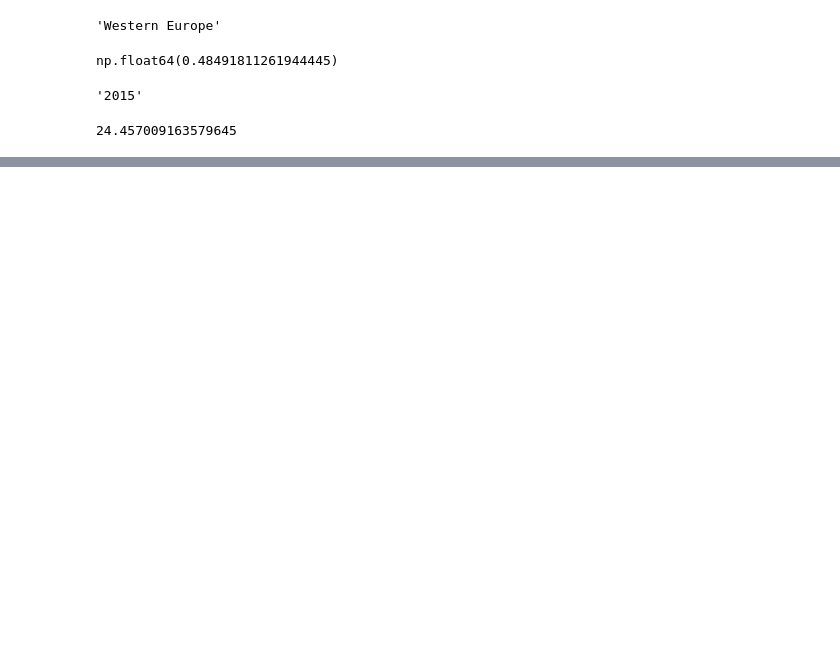
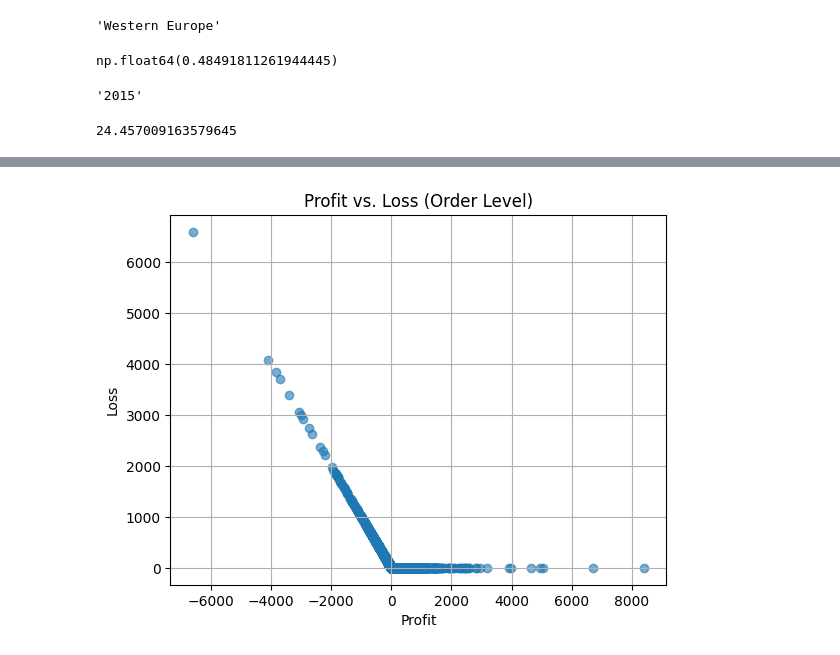
Before and after one commit to subhiksha-kodi/EDA-PROJECT---GLOBAL-SUPERSTORE-SALES-ANALYSIS, a Jupyter notebook: code.ipynb, the cells around one changed output, grey strips where cells are left out. Drawn from its saved outputs; the diff is of its cells as text; code cells hidden in the pictures; blank space fills up the shorter version.

```diff
--- a/code.ipynb
+++ b/code.ipynb
@@ -290,5 +330,5 @@ df
 # %%
-df['is_high_discount']=df['Discount'].apply(lambda x:x>0.3 if 1 else 0).astype(int)
+df['is_high_discount']=df['Discount'].apply(lambda x: 1 if x>0.3 else 0).astype(int)
 df
 # %% [output]
 |  | Row ID | Order ID | Order Date | Ship Date | Ship Mode | Customer ID | Customer Name | Segment | Postal Code | ... |
@@ -307,5 +347,5 @@ df
 # %%
-df['is_profitable']=df['Profit'].apply(lambda x: x>0 if 1 else 0).astype(int)
+df['is_profitable']=df['Profit'].apply(lambda x: 1 if x>0 else 0).astype(int)
 df
 # %% [output]
 |  | Row ID | Order ID | Order Date | Ship Date | Ship Mode | Customer ID | Customer Name | Segment | Postal Code | ... |
@@ -469,0 +534,4 @@ percentage
+# %%
+df['revenue_after_discount']=df['Sales']-(df['Sales']*df['Discount'])
+df['profit_margin_after_discount']=(df['Profit']/df['revenue_after_discount']*100).round(2)
+df
@@ -469,0 +552,4 @@ percentage
+# %%
+df['loss']=df['Profit'].apply(lambda x: abs(x) if x<0 else 0)
+df['is_loss_order']=(df['loss']>0).astype(int)
+df
@@ -469,0 +570,9 @@ percentage
+# %%
+plt.scatter(df["Profit"],df["loss"],alpha=0.6)
+plt.xlabel("Profit")
+plt.ylabel("Loss")
+plt.title("Profit vs. Loss (Order Level)")
+plt.grid(True)
+plt.show()
+# %% [output]
+[figure, added]
```
Also changed, not shown: parts of 27 cells of this notebook.
